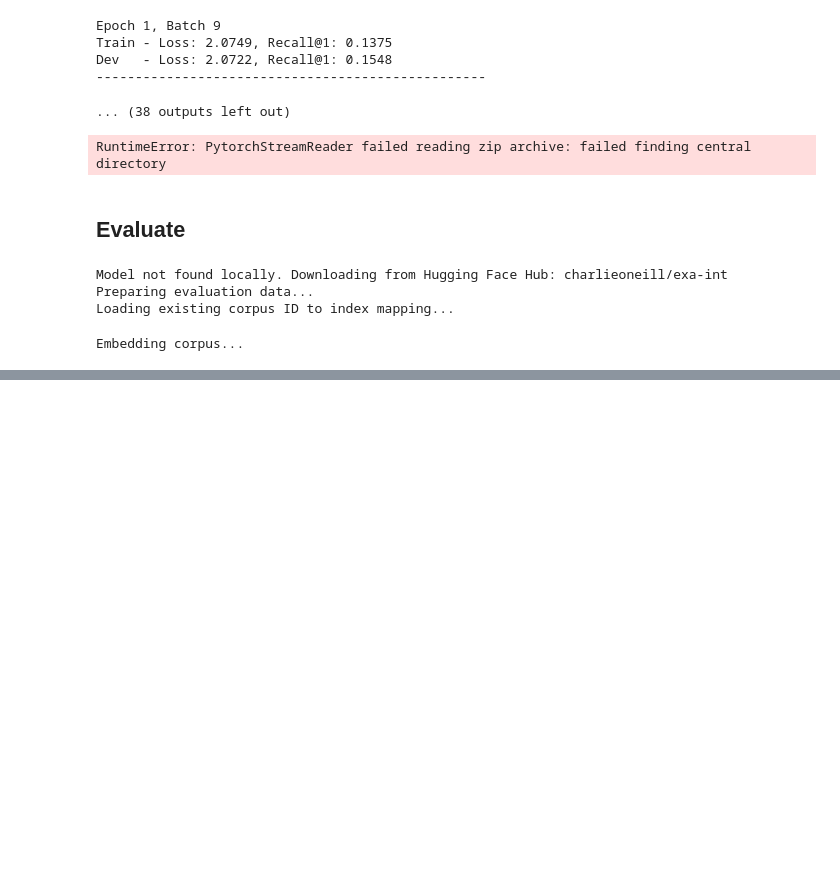
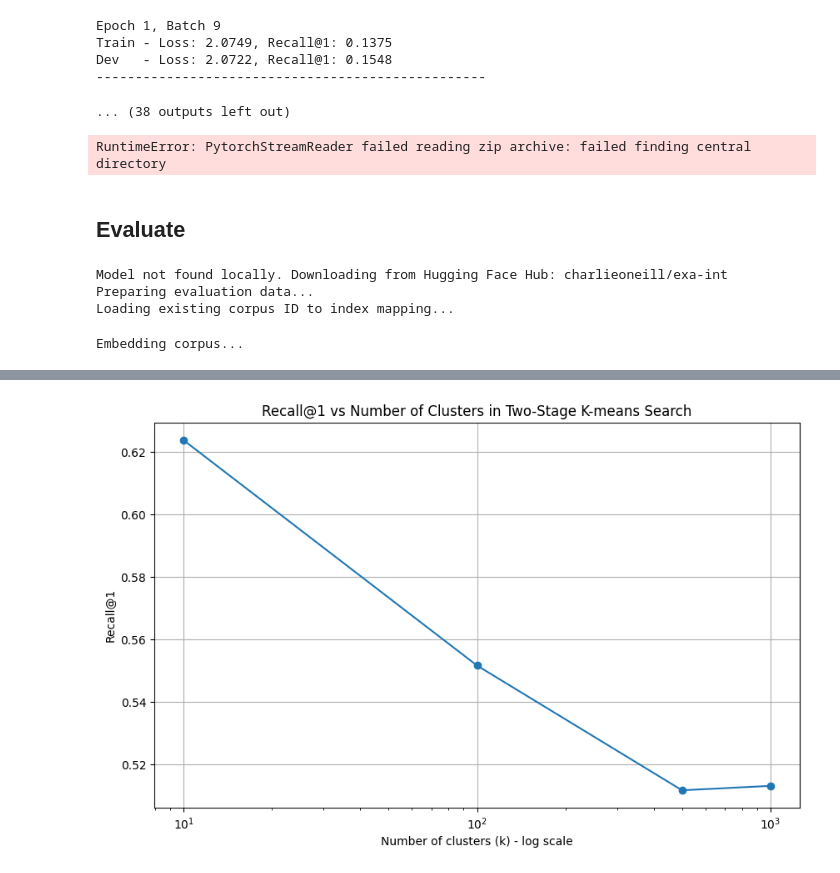
Before and after one commit to charlieoneill11/exa-ml-interview, a Jupyter notebook: src/exa_ml_interview/dev.ipynb, the cells around one changed output, grey strips where cells are left out. Saved outputs shown, nothing was run; the diff lists cells and outputs as text; code cells hidden in the pictures; blank space fills up the shorter version.

```diff
--- a/src/exa_ml_interview/dev.ipynb
+++ b/src/exa_ml_interview/dev.ipynb
@@ -740,0 +1176,94 @@ Embedding corpus...
+# %%
+import json
+import numpy as np
+from sentence_transformers import SentenceTransformer
+from sklearn.cluster import KMeans
+from tqdm import tqdm
+import matplotlib.pyplot as plt
+
+def load_data(file_path):
+    with open(file_path, 'r') as f:
+        data = json.load(f)
+    return data
+
+def build_corpus(data):
+    corpus = []
+    for item in data:
+        corpus.append(item['positive'])
+        corpus.extend(item['negatives'])
+    return corpus
+
+def build_index(corpus, model):
+    print("Embedding corpus...")
+    embeddings = model.encode(corpus, show_progress_bar=True)
+    print("Corpus embedded. Shape:", embeddings.shape)
+    return embeddings
+
+def cluster_embeddings(embeddings, k):
+    print(f"Performing k-means clustering with k={k}...")
+    kmeans = KMeans(n_clusters=k, random_state=42, n_init=10)
+    cluster_labels = kmeans.fit_predict(embeddings)
+    centroids = kmeans.cluster_centers_
+    return cluster_labels, centroids
+
+def cosine_similarity(a, b):
+    a = np.atleast_2d(a)
+    b = np.atleast_2d(b)
+    return np.dot(a, b.T) / (np.linalg.norm(a, axis=1)[:, np.newaxis] * np.linalg.norm(b, axis=1))
+
+def calculate_recall_at_1(data, model, embeddings, cluster_labels, centroids, top_clusters=5):
+    total_queries = len(data)
+    correct_at_1 = 0
+
+    for i, item in enumerate(tqdm(data)):
+        query = item['query']
+        query_embedding = model.encode([query])[0]
+
+        # First stage: Find top clusters
+        cluster_similarities = cosine_similarity(query_embedding, centroids).flatten()
+        top_cluster_indices = np.argsort(cluster_similarities)[-top_clusters:]
+
+        # Second stage: Full search within top clusters
+        candidate_indices = np.where(np.isin(cluster_labels, top_cluster_indices))[0]
+        candidate_embeddings = embeddings[candidate_indices]
+
+        similarities = cosine_similarity(query_embedding, candidate_embeddings).flatten()
+        top_index = candidate_indices[np.argmax(similarities)]
+
+        if top_index == i * (len(item['negatives']) + 1):
+            correct_at_1 += 1
+
+    recall_at_1 = correct_at_1 / total_queries
+    return recall_at_1
+
+file_path = 'msmarco_train_data.json'
+data = load_data(file_path)
+corpus = build_corpus(data)
+
+print("Loading BERT-tiny model...")
+model = SentenceTransformer('sentence-transformers/paraphrase-MiniLM-L3-v2')
+
+embeddings = build_index(corpus, model)
+
+k_values = [10, 100, 500, 1000]
+recall_scores = []
+
+for k in k_values:
+    cluster_labels, centroids = cluster_embeddings(embeddings, k)
+
+    print(f"Calculating Recall@1 for k={k}...")
+    recall_at_1 = calculate_recall_at_1(data, model, embeddings, cluster_labels, centroids)
+    recall_scores.append(recall_at_1)
+    print(f"Recall@1 (k={k}): {recall_at_1:.4f}")
+
+# Plot the results
+plt.figure(figsize=(10, 6))
+plt.plot(k_values, recall_scores, marker='o')
+plt.xscale('log')
+plt.xlabel('Number of clusters (k) - log scale')
+plt.ylabel('Recall@1')
+plt.title('Recall@1 vs Number of Clusters in Two-Stage K-means Search')
+plt.grid(True)
+plt.savefig('recall_vs_kmeans_clusters.png')
+print("Plot saved as 'recall_vs_kmeans_clusters.png'")
+# %% [output]
@@ -740,0 +1286 @@ Embedding corpus...
+[figure, added]
```
Also changed, not shown: parts of 13 cells of this notebook, 11 other files.
